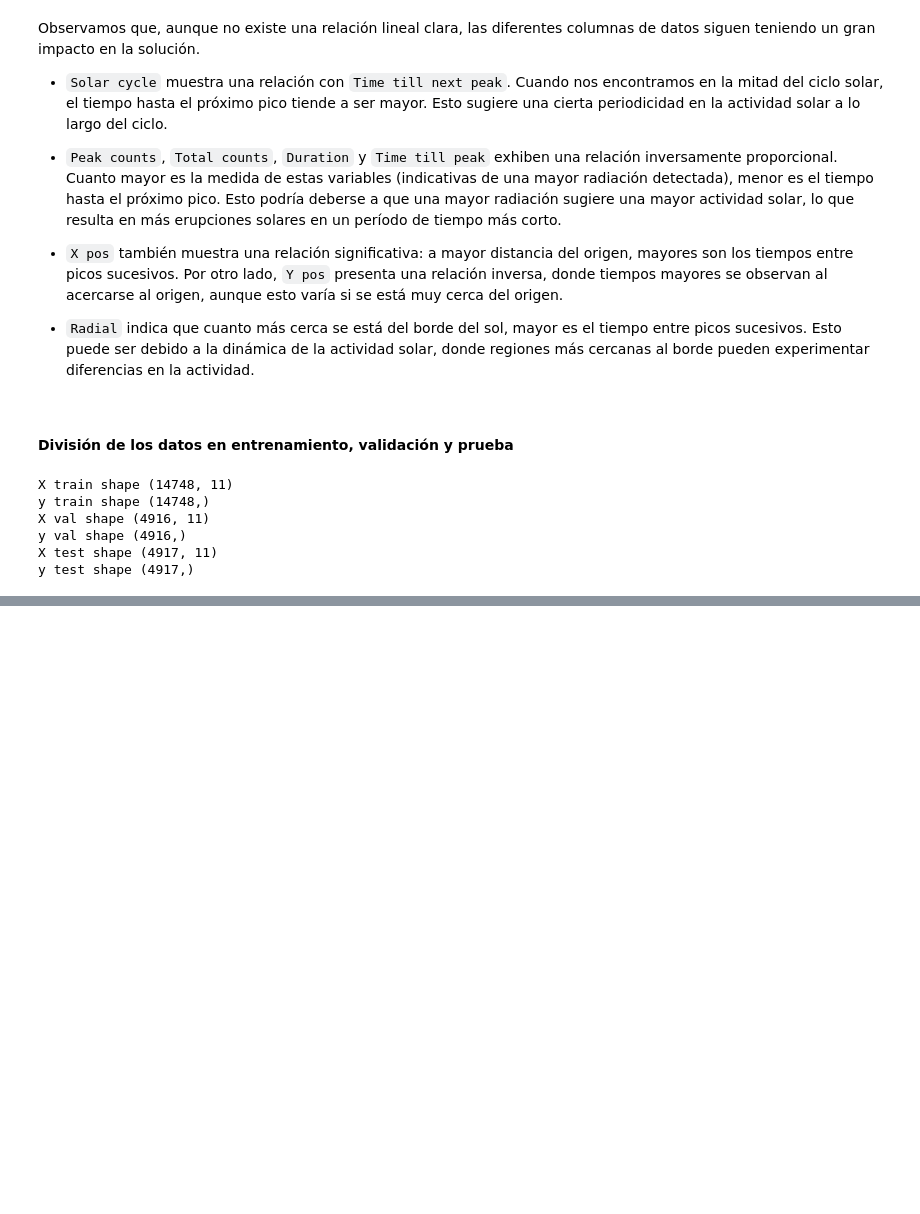
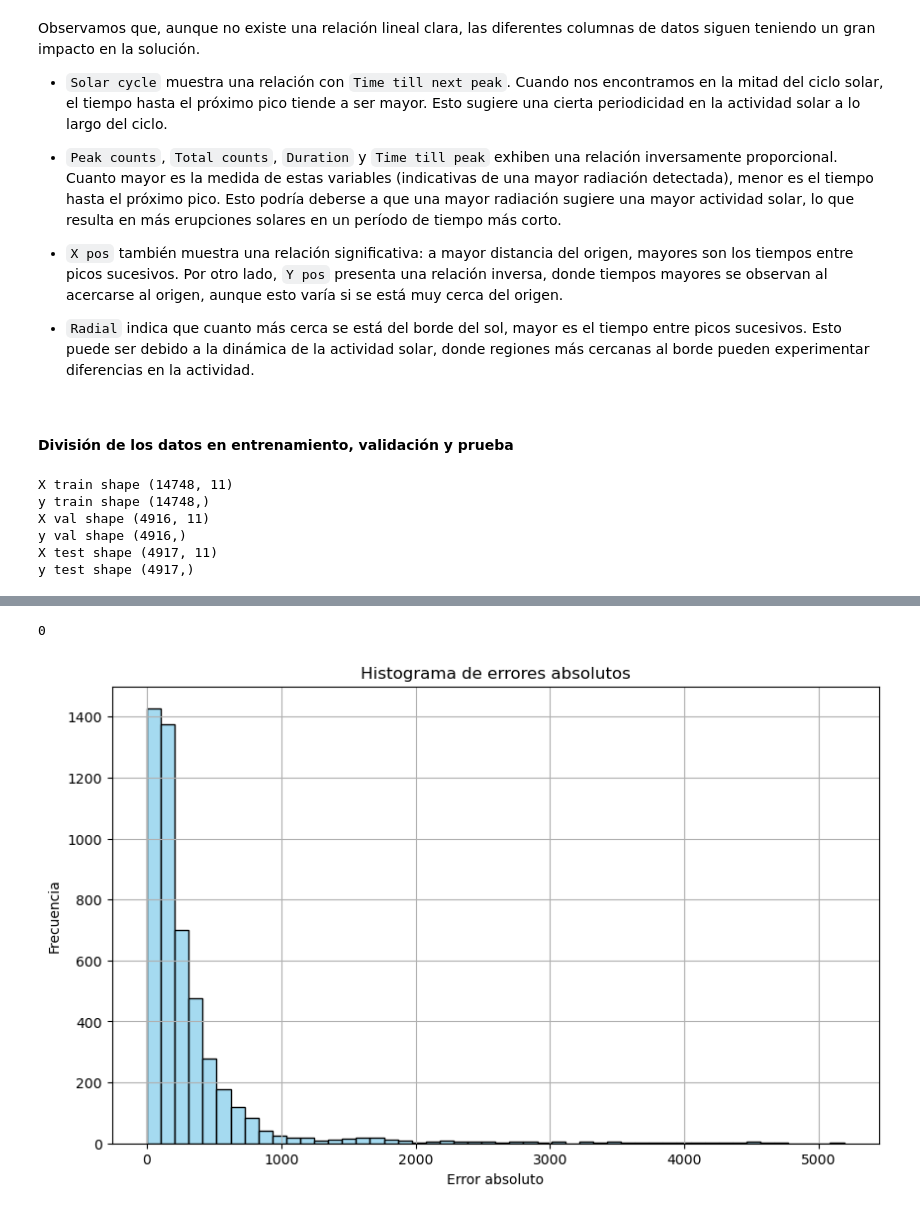
Before and after one commit to WonderfulAme/solar-flares, a Jupyter notebook: Notebook.ipynb, the cells around one changed output, grey strips where cells are left out. Drawn from its saved outputs; the diff is of its cells as text; code cells hidden in the pictures; blank space fills up the shorter version.

Commit message:
Agregar evaluación, cambios en modelación y se agrega el notebook de despliegue vacío

```diff
--- a/Notebook.ipynb
+++ b/Notebook.ipynb
@@ -884,0 +942,20 @@ best_model.fit(x_train, y_train)
+# %%
+if best_one == mae_dt:
+    best_model = best_model_dt
+    mae = mae_dt
+    mse = mse_dt
+    absolute_percentage_error = absolute_percentage_error_dt
+elif best_one == mae_gb:
+    best_model = best_model_GB
+    mae = mae_gb
+    mse = mse_gb
+    absolute_percentage_error = absolute_percentage_error_gb
+elif best_one == mae_rf:
+    best_model = best_model_rf
+    mae = mae_rf
+    mse = mse_rf
+    absolute_percentage_error = absolute_percentage_error_rf
+
+print(f"El error absoluto medio del mejor modelo es {mae}")
+print(f"El error cuadrático medio del mejor modelo es {mse}")
+print(f"El error porcentual absoluto medio del mejor modelo es {absolute_percentage_error}")
@@ -884,0 +968,5 @@ best_model.fit(x_train, y_train)
+# %%
+# Entrenar el modelo elegido con los conjuntos de entrenamiento y validación
+x_train_val = pd.concat([x_train, x_val])
+y_train_val = pd.concat([y_train, y_val])
+best_model.fit(x_train_val, y_train_val )
@@ -884,0 +976,3 @@ best_model.fit(x_train, y_train)
+# %%
+# Generar las predicciones para el conjunto de test
+pred_test = best_model.predict(x_test)
@@ -884,0 +1013,4 @@ best_model.fit(x_train, y_train)
+# %%
+# Primero, calcular los errores absolutos
+err_abs = abs(pred_test - y_test)
+err_abs
@@ -884,0 +1030,17 @@ best_model.fit(x_train, y_train)
+# %%
+#Contar cuantos NAN hay en err_abs
+err_abs.isnull().sum()
+# %% [output]
+0
+# %%
+# Graficar err_abs
+
+plt.figure(figsize=(10, 6))
+sns.histplot(err_abs, bins=50, color='skyblue', edgecolor='black')
+plt.title('Histograma de errores absolutos')
+plt.xlabel('Error absoluto')
+plt.ylabel('Frecuencia')
+plt.grid(True)
+plt.show()
+# %% [output]
+[figure, added]
```
Also changed, not shown: parts of 68 cells of this notebook, 2 other files.
